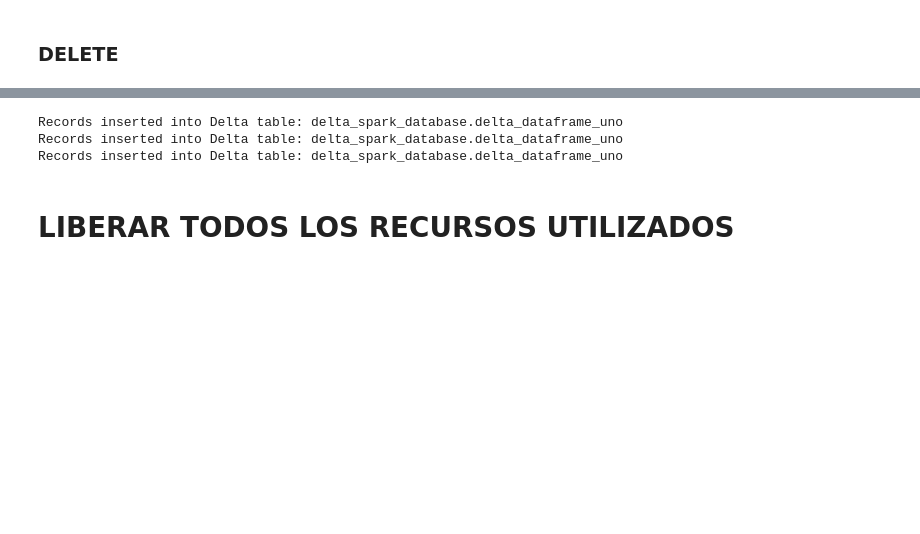
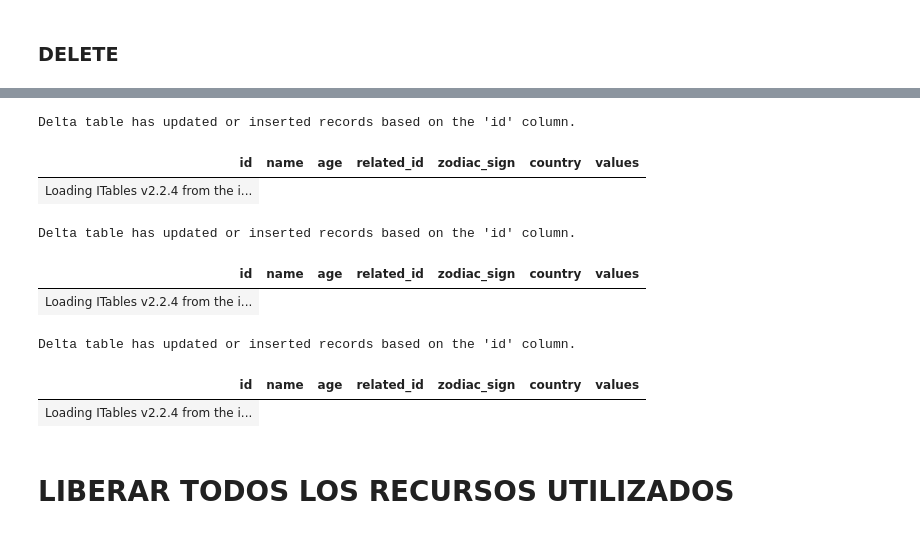
Before and after one commit to JorgeCardona/recursos, a Jupyter notebook: delta-spark/Delta Spark.ipynb, the cells around one changed output, grey strips where cells are left out. Cells and saved outputs as stored; diff of their text form; code cells hidden in the pictures; blank space fills up the shorter version.

```diff
--- a/delta-spark/Delta Spark.ipynb
+++ b/delta-spark/Delta Spark.ipynb
@@ -2328,39 +2671,44 @@ data2 = [
     },
     {
         "id": 33, "name": "Ceres", "age": 38, "related_id": 10, "zodiac_sign": "Virgo", "country": "Brazil", "values": [21, 18, 6]
     },
     {
         "id": 34, "name": "Eris", "age": 22, "related_id": 11, "zodiac_sign": "Gemini", "country": "Peru", "values": [15, 25, 12]
     },
     {
         "id": 35, "name": "Haumea", "age": 19, "related_id": 1, "zodiac_sign": "Aries", "country": "Mexico", "values": [10, 14, 7, 9]
     },
     {
         "id": 36, "name": "Makemake", "age": 27, "related_id": 12, "zodiac_sign": "Taurus", "country": "Colombia", "values": [18, 22, 11]
     }
 ]
 
 # Define schema for data (this step is optional, but ensures correct data types)
 schema = StructType([
     StructField("id", IntegerType(), True),
     StructField("name", StringType(), True),
     StructField("age", IntegerType(), True),
     StructField("related_id", IntegerType(), True),
     StructField("zodiac_sign", StringType(), True),
     StructField("country", StringType(), True),
     StructField("values", ArrayType(IntegerType()), True),
 ])
 
 # Create a DataFrame from the sample data
 
 for data in [data0, data1, data2]:
-    df = spark_session.createDataFrame(data, schema)
-
-    insert_into_delta_table(spark_session, "delta_spark_database", "delta_dataframe_uno", df)
+    new_data_df = spark_session.createDataFrame(data, schema)
+    display(merge_from_delta_lake(spark_session, file_path_delta_1, new_data_df, "id"))
 # %% [output]
-Records inserted into Delta table: delta_spark_database.delta_dataframe_uno
-Records inserted into Delta table: delta_spark_database.delta_dataframe_uno
-Records inserted into Delta table: delta_spark_database.delta_dataframe_uno
+Delta table has updated or inserted records based on the 'id' column.
+| id | name | age | related_id | zodiac_sign | country | values |
+| Loading ITables v2.2.4 from the i... |
+Delta table has updated or inserted records based on the 'id' column.
+| id | name | age | related_id | zodiac_sign | country | values |
+| Loading ITables v2.2.4 from the i... |
+Delta table has updated or inserted records based on the 'id' column.
+| id | name | age | related_id | zodiac_sign | country | values |
+| Loading ITables v2.2.4 from the i... |
 # %% [markdown]
 # LIBERAR TODOS LOS RECURSOS UTILIZADOS
 # %%
```
Also changed, not shown: parts of 72 cells of this notebook.
